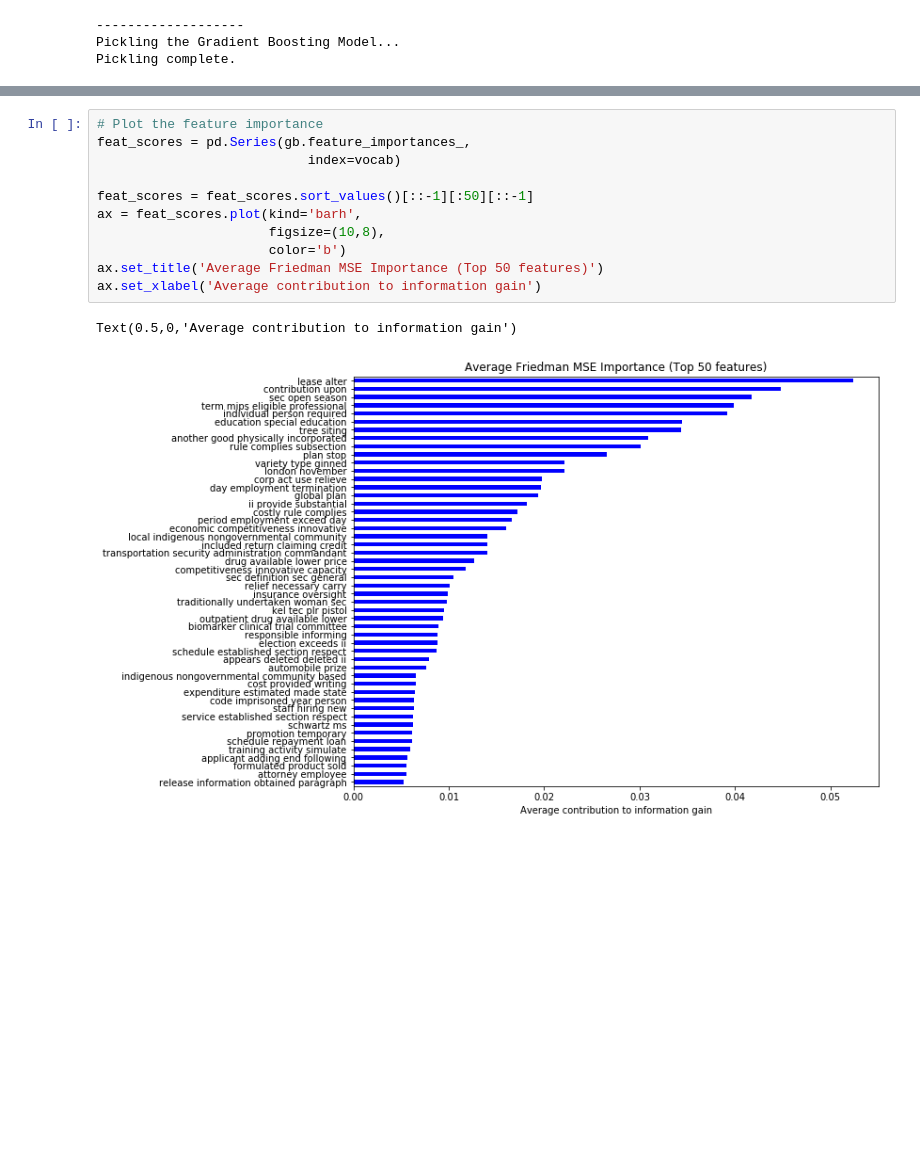
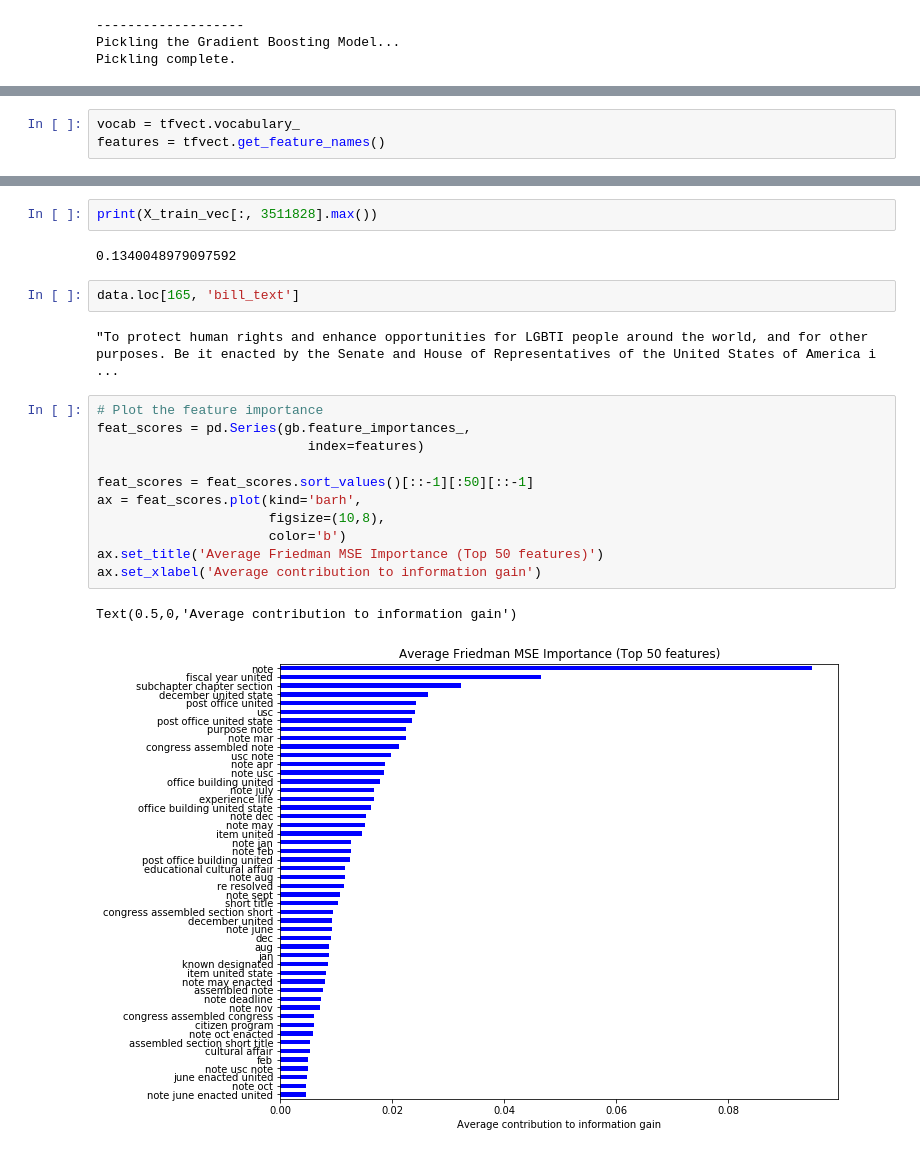
Before and after one commit to BruceZu/galvanize_capstone, a Jupyter notebook: src/nlp_boosting_model.ipynb, the cells around one changed output, grey strips where cells are left out. Saved outputs shown, nothing was run; the diff lists cells and outputs as text; blank space fills up the shorter version.

```diff
--- a/src/nlp_boosting_model.ipynb
+++ b/src/nlp_boosting_model.ipynb
@@ -212,0 +243,3 @@ array([[0.88454965, 0.11545035],
+# %%
+vocab = tfvect.vocabulary_
+features = tfvect.get_feature_names()
@@ -213,14 +284,22 @@ array([[0.88454965, 0.11545035],
+# %%
+print(X_train_vec[:, 3511828].max())
+# %% [output]
+0.1340048979097592
+# %%
+data.loc[165, 'bill_text']
+# %% [output]
+"To protect human rights and enhance opportunities for LGBTI people around the world, and for other purposes. Be it enacted by the Senate and House of Representatives of the United States of America i ...
 # %%
 # Plot the feature importance
 feat_scores = pd.Series(gb.feature_importances_,
-                           index=vocab)
+                           index=features)
 
 feat_scores = feat_scores.sort_values()[::-1][:50][::-1]
 ax = feat_scores.plot(kind='barh',
                       figsize=(10,8),
                       color='b')
 ax.set_title('Average Friedman MSE Importance (Top 50 features)')
 ax.set_xlabel('Average contribution to information gain')
 # %% [output]
 Text(0.5,0,'Average contribution to information gain')
-[figure, old version]
+[figure, new version]
```
Also changed, not shown: parts of 32 cells of this notebook, 2 other files.
